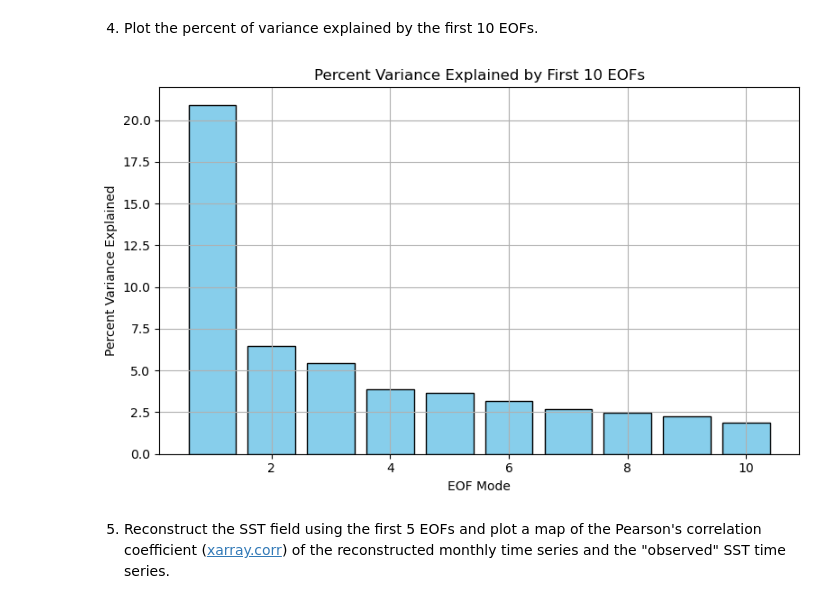
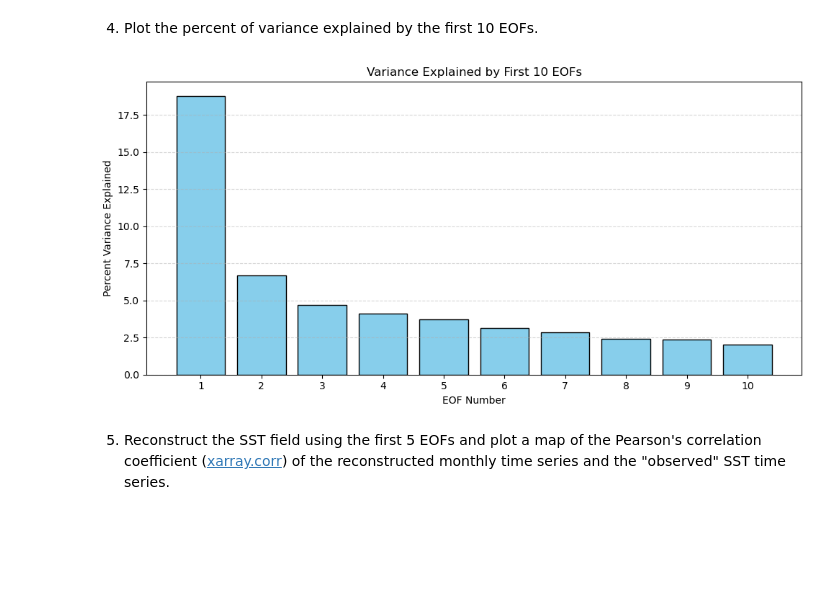
Before and after one commit to Key-Roberson/ATMS-523-Module-4, a Jupyter notebook: module_4_assignment.ipynb, the cells around one changed output. Drawn from its saved outputs; the diff is of its cells as text; code cells hidden in the pictures; blank space fills up the shorter version.

```diff
--- a/module_4_assignment.ipynb
+++ b/module_4_assignment.ipynb
@@ -195,40 +211,25 @@ plt.show()
 # %% [markdown]
 4) Plot the percent of variance explained by the first 10 EOFs.
-# %%
-# 📦 Step 1: Import libraries
-import xarray as xr
-import numpy as np
-import matplotlib.pyplot as plt
-from sklearn.decomposition import TruncatedSVD
-
-# 📂 Step 2: Load SST anomaly as a DataArray
-sst = xr.open_dataarray("sst_anomaly_deseasonalized.nc")  # shape: (time, lat, lon)
-
-# 🧼 Step 3: Stack spatial dimensions and drop invalid points
-sst_2d = sst.stack(space=("latitude", "longitude"))        # shape: (time, space)
-valid_space = ~sst_2d.isnull().any(dim="time")             # keep only complete grid points
-sst_valid = sst_2d[:, valid_space]                         # shape: (time, valid_space)
-
-# 📉 Step 4: Center the data in time
-sst_centered = sst_valid - sst_valid.mean(dim="time")
-
-# 🔍 Step 5: Apply SVD to compute EOFs
-svd = TruncatedSVD(n_components=10)
-svd.fit(sst_centered.fillna(0))  # fill NaNs with 0 for SVD
-
-# 📊 Step 6: Plot percent variance explained
-explained = svd.explained_variance_ratio_ * 100  # convert to percent
-
-plt.figure(figsize=(8, 5))
-plt.bar(range(1, 11), explained, color="skyblue", edgecolor="black")
-plt.xlabel("EOF Mode")
-plt.ylabel("Percent Variance Explained")
-plt.title("Percent Variance Explained by First 10 EOFs")
-plt.grid(True)
-plt.tight_layout()
-plt.show()
-# %% [output]
-[figure, removed]
+# %%
+import matplotlib.pyplot as plt
+import numpy as np
+
+# 1️⃣ Get variance fractions from EOFS solver
+var_frac = solver.varianceFraction()[:10]  # first 10 EOFs
+percent_var = var_frac * 100               # convert to percent
+
+# 2️⃣ Plot as a bar chart
+plt.figure(figsize=(10, 5))
+plt.bar(np.arange(1, 11), percent_var, color="skyblue", edgecolor="black")
+plt.xlabel("EOF Number")
+plt.ylabel("Percent Variance Explained")
+plt.title("Variance Explained by First 10 EOFs")
+plt.xticks(np.arange(1, 11))
+plt.grid(axis="y", linestyle="--", alpha=0.5)
+plt.tight_layout()
+plt.show()
+# %% [output]
+[figure, added]
 # %% [markdown]
 5) Reconstruct the SST field using the first 5 EOFs and plot a map of the Pearson's correlation coefficient ([xarray.corr](https://docs.xarray.dev/en/stable/generated/xarray.corr.html)) of the reconstructed monthly time series and the "observed" SST time series.
 # %%
```
Also changed, not shown: parts of 9 cells of this notebook.
